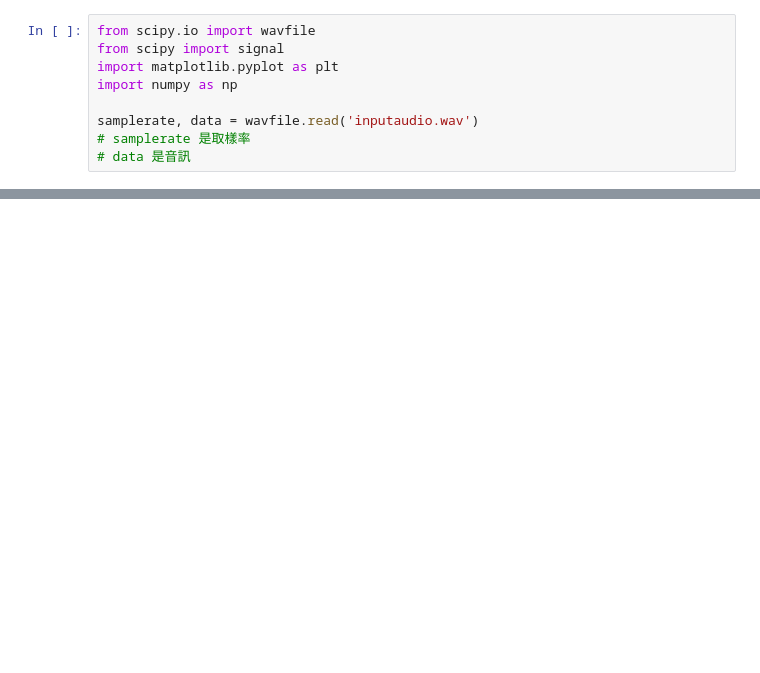
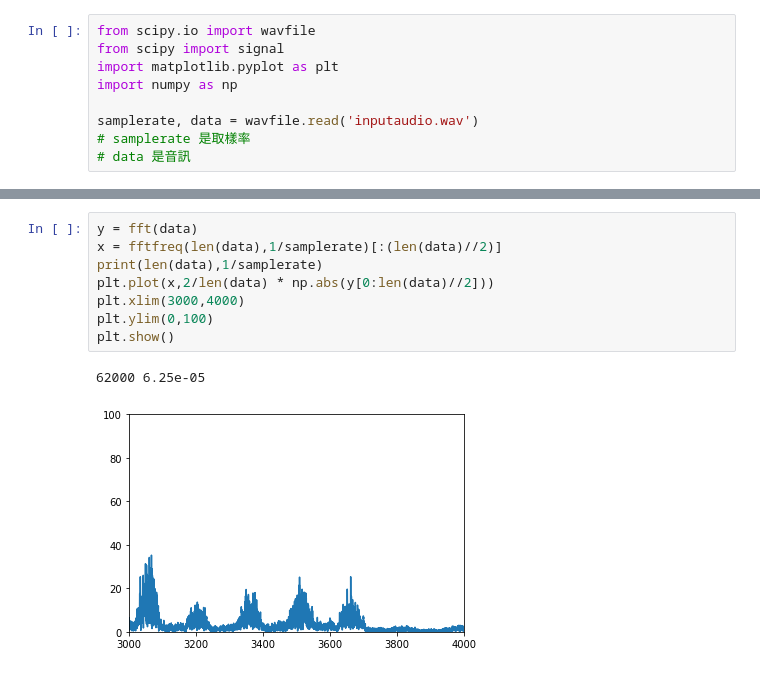
Before and after one commit to hyzycczz/TongueGAN, a Jupyter notebook: 測試/read_speech.ipynb, the cells around one changed output, grey strips where cells are left out. Drawn from its saved outputs; the diff is of its cells as text; blank space fills up the shorter version.

```diff
--- a/測試/read_speech.ipynb
+++ b/測試/read_speech.ipynb
@@ -46,0 +52,11 @@ plt.show()
+# %%
+y = fft(data)
+x = fftfreq(len(data),1/samplerate)[:(len(data)//2)]
+print(len(data),1/samplerate)
+plt.plot(x,2/len(data) * np.abs(y[0:len(data)//2]))
+plt.xlim(3000,4000)
+plt.ylim(0,100)
+plt.show()
+# %% [output]
+62000 6.25e-05
+[figure, added]
```
Also changed, not shown: parts of 3 cells of this notebook, 3 other files.
